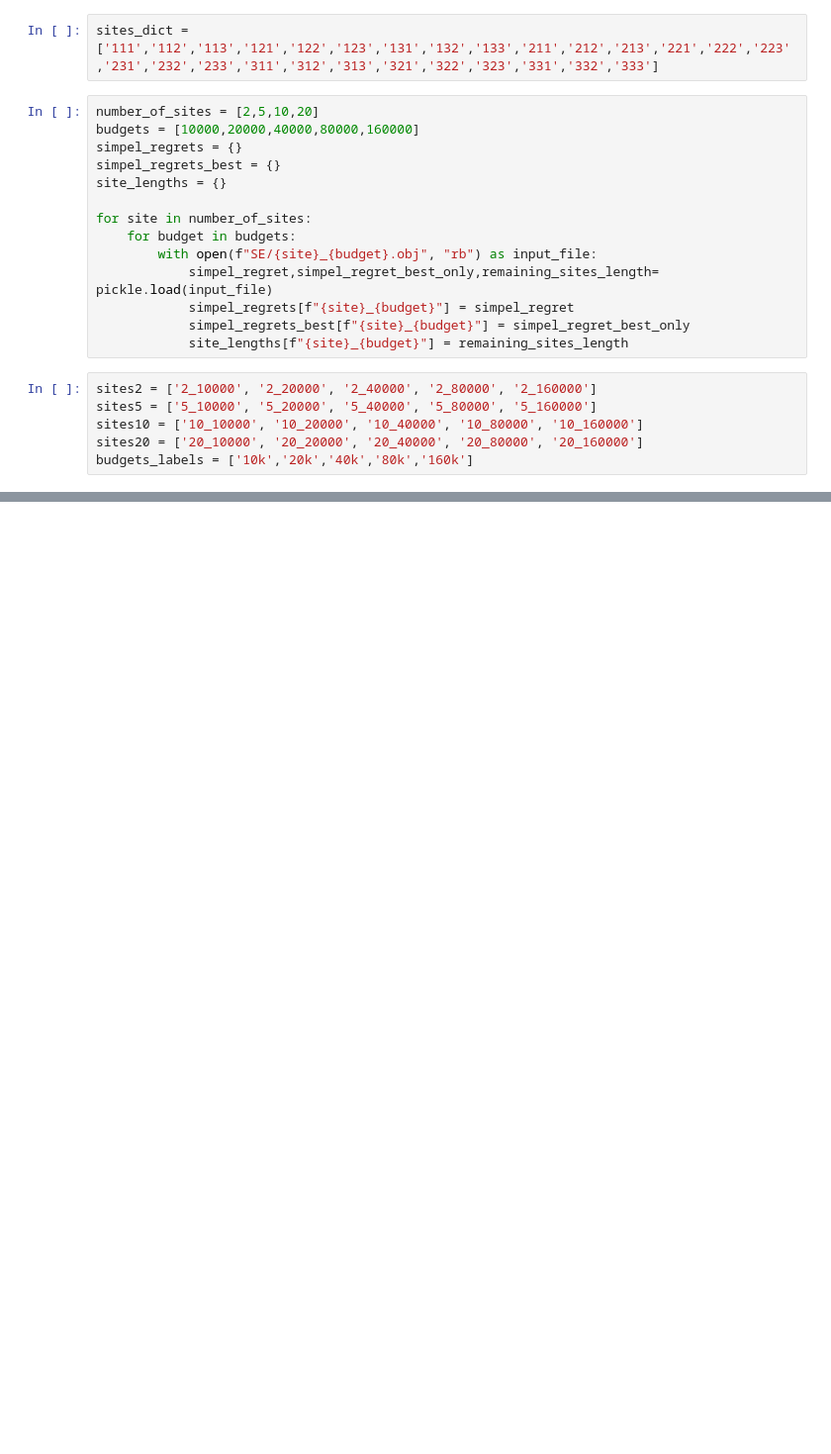
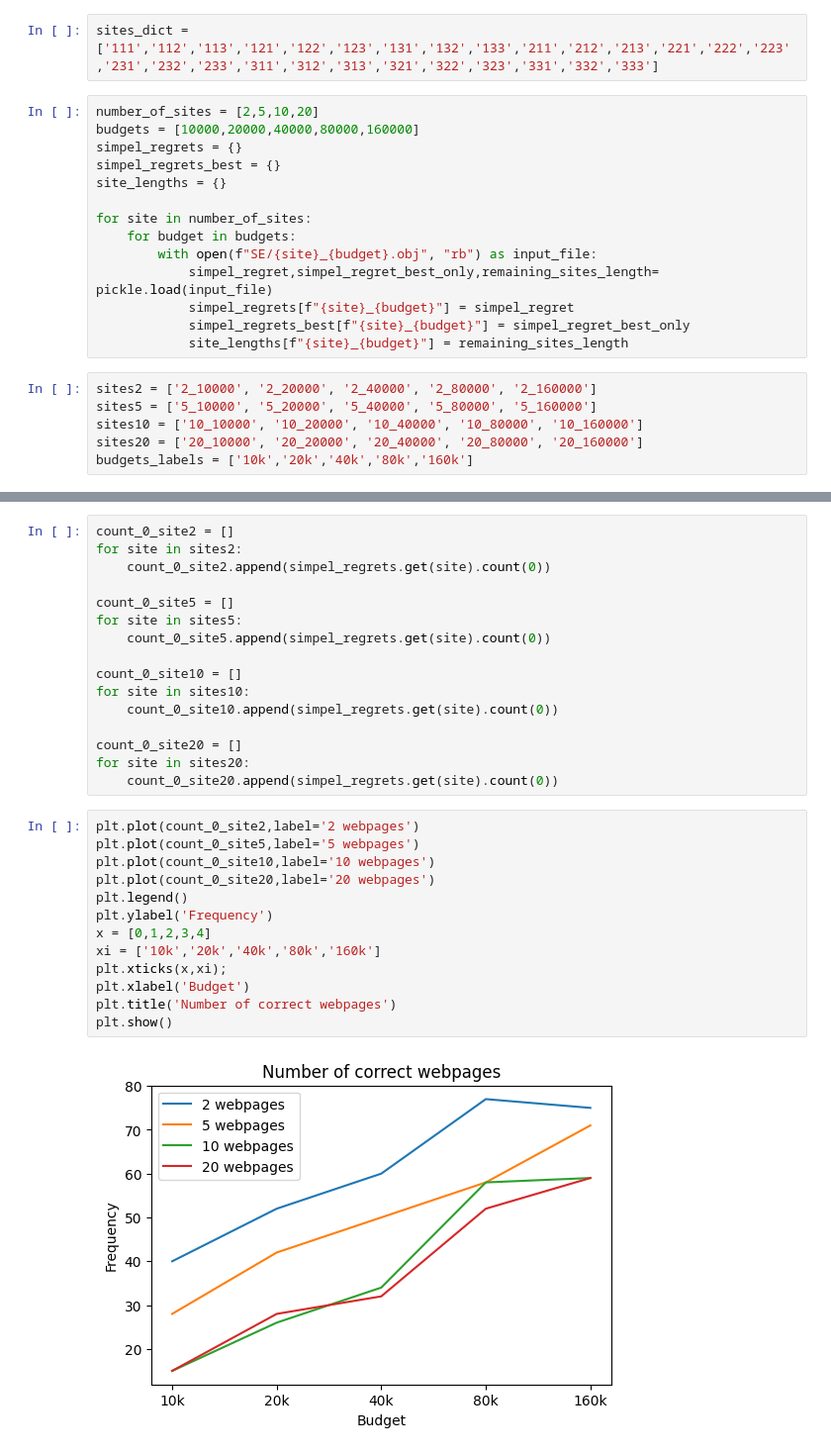
Before and after one commit to FlorisSchmidt/PBO, a Jupyter notebook: plots.ipynb, the cells around one changed output, grey strips where cells are left out. Shown at 99% size. Drawn from its saved outputs; the diff is of its cells as text; blank space fills up the shorter version.

Commit message:
Added correct webpages

```diff
--- a/plots.ipynb
+++ b/plots.ipynb
@@ -70,0 +73,31 @@ plt.show()
+# %%
+count_0_site2 = []
+for site in sites2:
+    count_0_site2.append(simpel_regrets.get(site).count(0))
+
+count_0_site5 = []
+for site in sites5:
+    count_0_site5.append(simpel_regrets.get(site).count(0))
+
+count_0_site10 = []
+for site in sites10:
+    count_0_site10.append(simpel_regrets.get(site).count(0))
+
+count_0_site20 = []
+for site in sites20:
+    count_0_site20.append(simpel_regrets.get(site).count(0))
+# %%
+plt.plot(count_0_site2,label='2 webpages')
+plt.plot(count_0_site5,label='5 webpages')
+plt.plot(count_0_site10,label='10 webpages')
+plt.plot(count_0_site20,label='20 webpages')
+plt.legend()
+plt.ylabel('Frequency')
+x = [0,1,2,3,4]
+xi = ['10k','20k','40k','80k','160k']
+plt.xticks(x,xi);
+plt.xlabel('Budget')
+plt.title('Number of correct webpages')
+plt.show()
+# %% [output]
+[figure, added]
```
Also changed, not shown: parts of 7 cells of this notebook.
